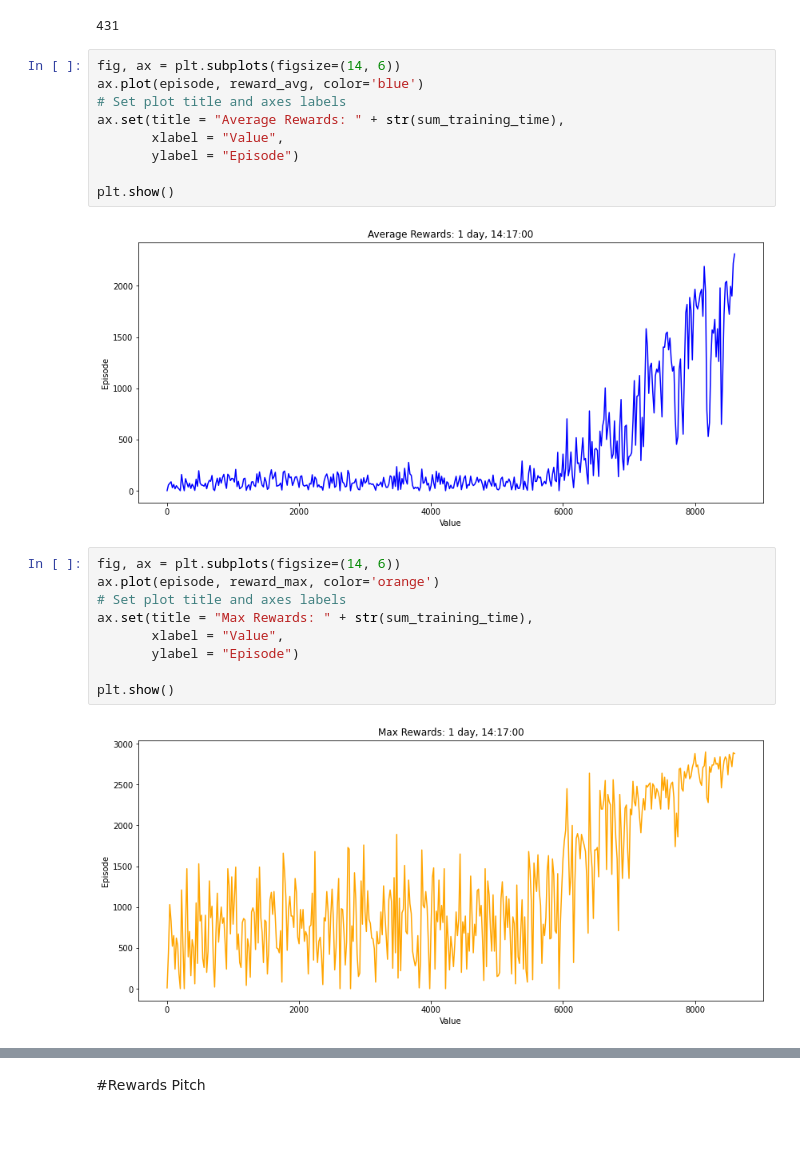
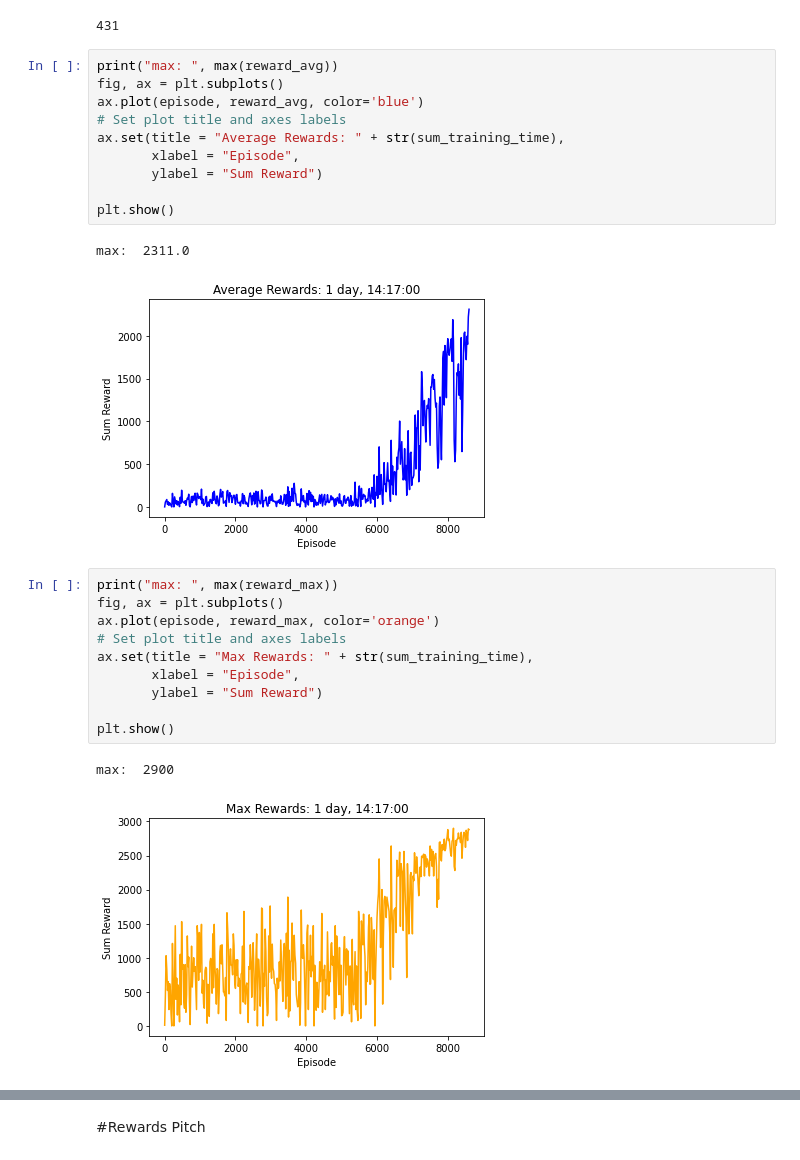
Before and after one commit to dayatsa/OpedQuadruped, a Jupyter notebook: notebooks/plot_reward.ipynb, the cells around one changed output, grey strips where cells are left out. Cells and saved outputs as stored; diff of their text form; blank space fills up the shorter version.

```diff
--- a/notebooks/plot_reward.ipynb
+++ b/notebooks/plot_reward.ipynb
@@ -74,25 +68,29 @@ len(episode)
 # %% [output]
 431
 # %%
-fig, ax = plt.subplots(figsize=(14, 6))
+print("max: ", max(reward_avg))
+fig, ax = plt.subplots()
 ax.plot(episode, reward_avg, color='blue')
 # Set plot title and axes labels
 ax.set(title = "Average Rewards: " + str(sum_training_time),
-       xlabel = "Value",
-       ylabel = "Episode")
+       xlabel = "Episode",
+       ylabel = "Sum Reward")
 
 plt.show()
 # %% [output]
+max:  2311.0
-[figure, old version]
+[figure, new version]
 # %%
-fig, ax = plt.subplots(figsize=(14, 6))
+print("max: ", max(reward_max))
+fig, ax = plt.subplots()
 ax.plot(episode, reward_max, color='orange')
 # Set plot title and axes labels
 ax.set(title = "Max Rewards: " + str(sum_training_time),
-       xlabel = "Value",
-       ylabel = "Episode")
+       xlabel = "Episode",
+       ylabel = "Sum Reward")
 
 plt.show()
 # %% [output]
+max:  2900
-[figure, old version]
+[figure, new version]
 # %%
```
Also changed, not shown: parts of 11 cells of this notebook, 2 other files.
